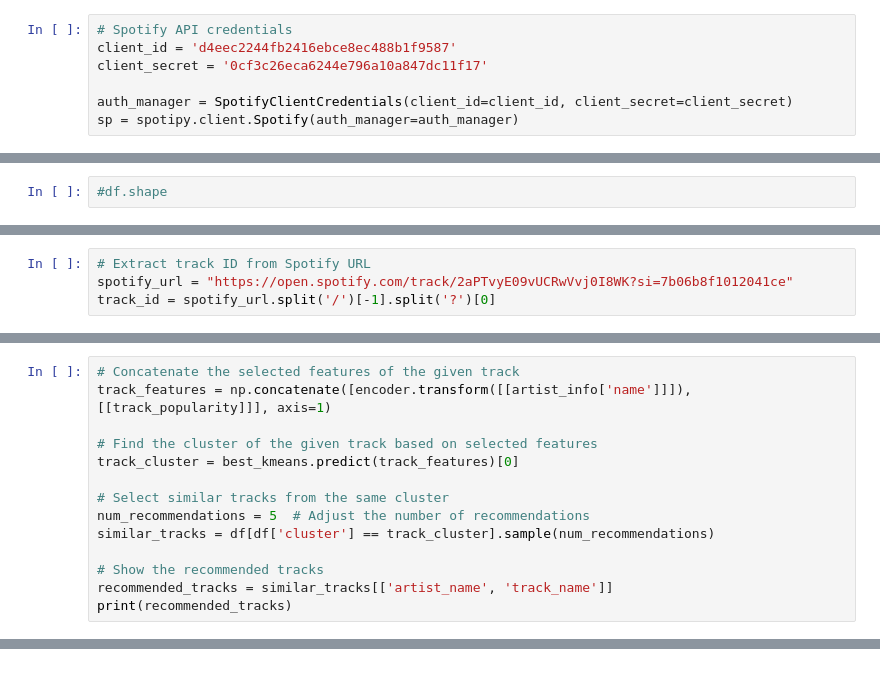
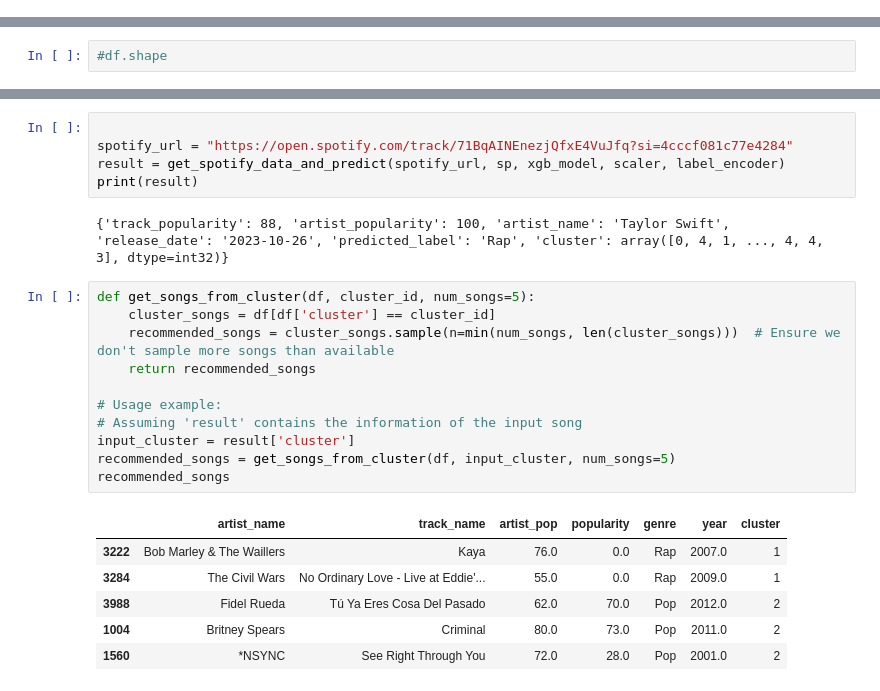
Before and after one commit to vitrag2003/Music-recommendation-system, a Jupyter notebook: dataset_sample/Code/mod.ipynb, the cells around one changed output, grey strips where cells are left out. Cells and saved outputs as stored; diff of their text form.

```diff
--- a/dataset_sample/Code/mod.ipynb
+++ b/dataset_sample/Code/mod.ipynb
@@ -22,13 +22,6 @@ from sklearn.preprocessing import MinMaxScaler
 import matplotlib.pyplot as plt
 #from skimage import io
 from sklearn.preprocessing import OneHotEncoder
-# %%
-# Spotify API credentials
-client_id = 'd4eec2244fb2416ebce8ec488b1f9587'
-client_secret = '0cf3c26eca6244e796a10a847dc11f17'
-
-auth_manager = SpotifyClientCredentials(client_id=client_id, client_secret=client_secret)
-sp = spotipy.client.Spotify(auth_manager=auth_manager)
 # %% [markdown]
 # Importing the dataset
 # %%
@@ -140,4 +148,0 @@ df['cluster'] = best_kmeans.labels_
-# %%
-# Extract track ID from Spotify URL
-spotify_url = "https://open.spotify.com/track/2aPTvyE09vUCRwVvj0I8WK?si=7b06b8f1012041ce"
-track_id = spotify_url.split('/')[-1].split('?')[0]
@@ -157,14 +148,0 @@ artist_popularity = artist_info['popularity']
-# %%
-# Concatenate the selected features of the given track
-track_features = np.concatenate([encoder.transform([[artist_info['name']]]), [[track_popularity]]], axis=1)
-
-# Find the cluster of the given track based on selected features
-track_cluster = best_kmeans.predict(track_features)[0]
-
-# Select similar tracks from the same cluster
-num_recommendations = 5  # Adjust the number of recommendations
-similar_tracks = df[df['cluster'] == track_cluster].sample(num_recommendations)
-
-# Show the recommended tracks
-recommended_tracks = similar_tracks[['artist_name', 'track_name']]
-print(recommended_tracks)
@@ -266,0 +259,25 @@ else:
+# %%
+
+spotify_url = "https://open.spotify.com/track/71BqAINEnezjQfxE4VuJfq?si=4cccf081c77e4284"
+result = get_spotify_data_and_predict(spotify_url, sp, xgb_model, scaler, label_encoder)
+print(result)
+# %% [output]
+{'track_popularity': 88, 'artist_popularity': 100, 'artist_name': 'Taylor Swift', 'release_date': '2023-10-26', 'predicted_label': 'Rap', 'cluster': array([0, 4, 1, ..., 4, 4, 3], dtype=int32)}
+# %%
+def get_songs_from_cluster(df, cluster_id, num_songs=5):
+    cluster_songs = df[df['cluster'] == cluster_id]
+    recommended_songs = cluster_songs.sample(n=min(num_songs, len(cluster_songs)))  # Ensure we don't sample more songs than available
+    return recommended_songs
+
+# Usage example:
+# Assuming 'result' contains the information of the input song
+input_cluster = result['cluster']
+recommended_songs = get_songs_from_cluster(df, input_cluster, num_songs=5)
+recommended_songs
+# %% [output]
+|  | artist_name | track_name | artist_pop | popularity | genre | year | cluster |
+| 3222 | Bob Marley & The Waillers | Kaya | 76.0 | 0.0 | Rap | 2007.0 | 1 |
+| 3284 | The Civil Wars | No Ordinary Love - Live at Eddie'... | 55.0 | 0.0 | Rap | 2009.0 | 1 |
+| 3988 | Fidel Rueda | Tú Ya Eres Cosa Del Pasado | 62.0 | 70.0 | Pop | 2012.0 | 2 |
+| 1004 | Britney Spears | Criminal | 80.0 | 73.0 | Pop | 2011.0 | 2 |
+| 1560 | *NSYNC | See Right Through You | 72.0 | 28.0 | Pop | 2001.0 | 2 |
```
Also changed, not shown: parts of 12 cells of this notebook, 5 other files.
